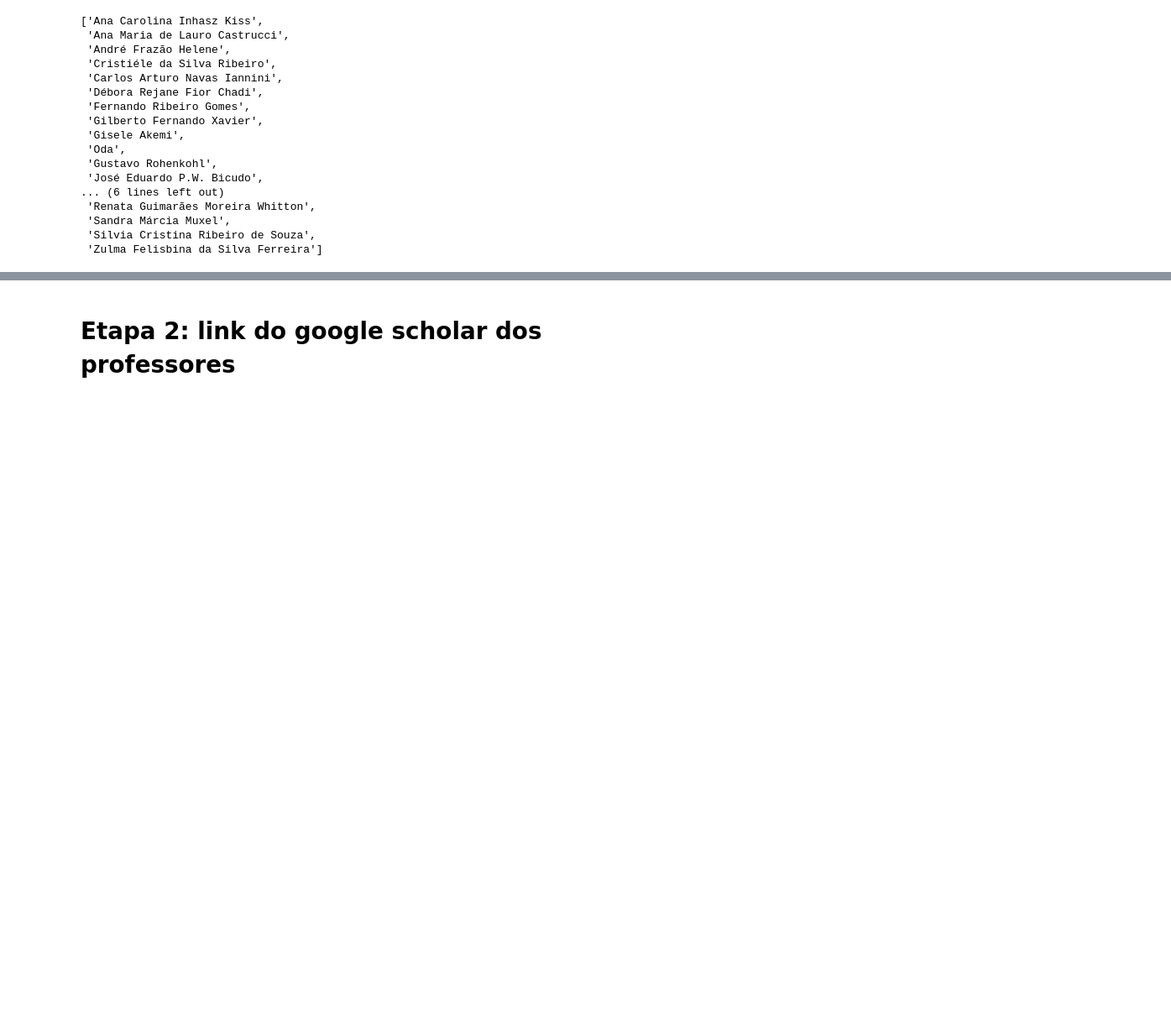
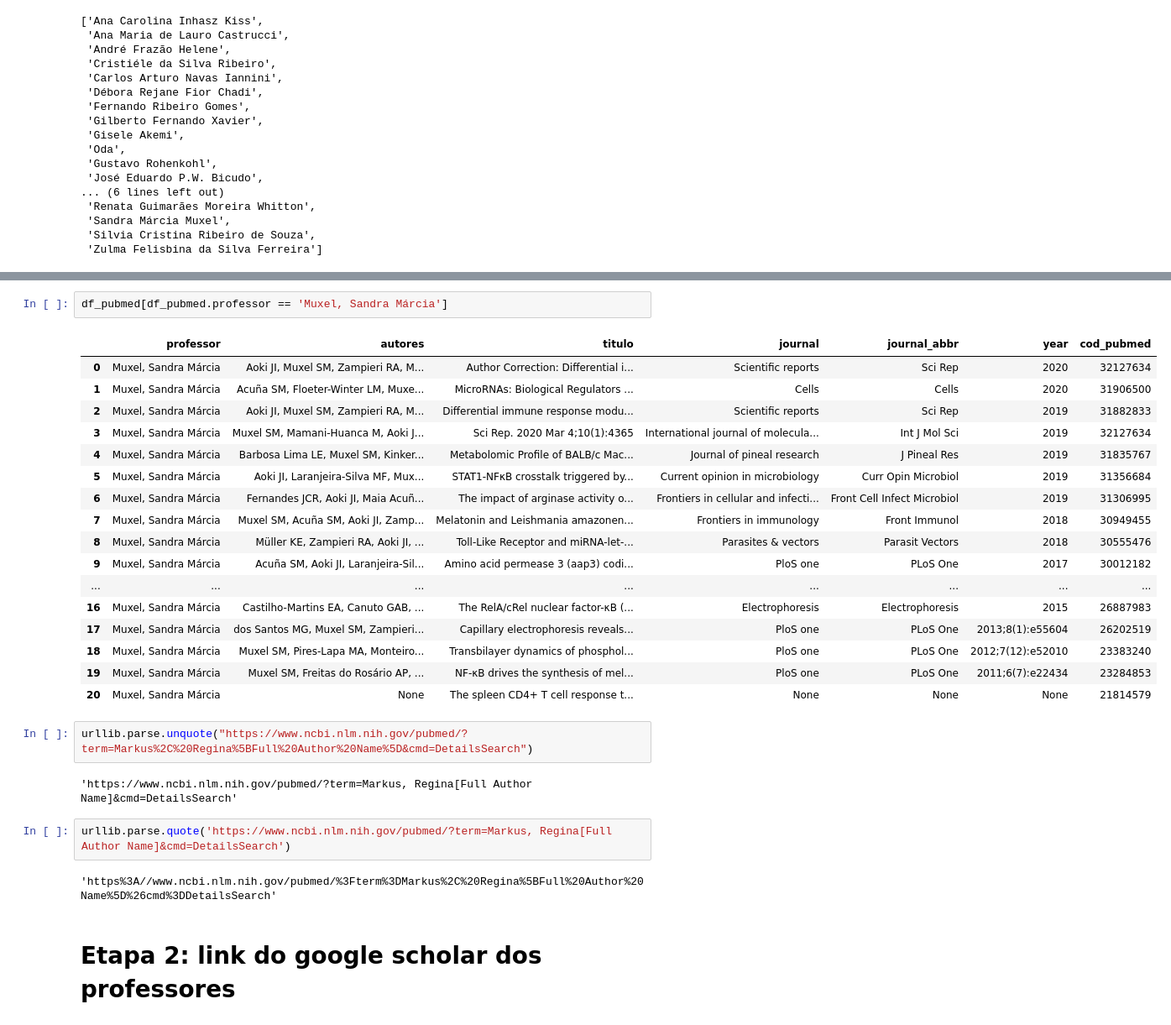
Before and after one commit to srgari/python, a Jupyter notebook: professores_usp/projeto_professores_usp.ipynb, the cells around one changed output, grey strips where cells are left out. Shown at 84% size. Drawn from its saved outputs; the diff is of its cells as text; blank space fills up the shorter version.

```diff
--- a/professores_usp/projeto_professores_usp.ipynb
+++ b/professores_usp/projeto_professores_usp.ipynb
@@ -34,3 +122,31 @@ fisio_profs
+# %%
+df_pubmed[df_pubmed.professor == 'Muxel, Sandra Márcia']
+# %% [output]
+|  | professor | autores | titulo | journal | journal_abbr | year | cod_pubmed |
+| 0 | Muxel, Sandra Márcia | Aoki JI, Muxel SM, Zampieri RA, M... | Author Correction: Differential i... | Scientific reports | Sci Rep | 2020 | 32127634 |
+| 1 | Muxel, Sandra Márcia | Acuña SM, Floeter-Winter LM, Muxe... | MicroRNAs: Biological Regulators ... | Cells | Cells | 2020 | 31906500 |
+| 2 | Muxel, Sandra Márcia | Aoki JI, Muxel SM, Zampieri RA, M... | Differential immune response modu... | Scientific reports | Sci Rep | 2019 | 31882833 |
+| 3 | Muxel, Sandra Márcia | Muxel SM, Mamani-Huanca M, Aoki J... | Sci Rep. 2020 Mar 4;10(1):4365 | International journal of molecula... | Int J Mol Sci | 2019 | 32127634 |
+| 4 | Muxel, Sandra Márcia | Barbosa Lima LE, Muxel SM, Kinker... | Metabolomic Profile of BALB/c Mac... | Journal of pineal research | J Pineal Res | 2019 | 31835767 |
+| 5 | Muxel, Sandra Márcia | Aoki JI, Laranjeira-Silva MF, Mux... | STAT1-NFκB crosstalk triggered by... | Current opinion in microbiology | Curr Opin Microbiol | 2019 | 31356684 |
+| 6 | Muxel, Sandra Márcia | Fernandes JCR, Aoki JI, Maia Acuñ... | The impact of arginase activity o... | Frontiers in cellular and infecti... | Front Cell Infect Microbiol | 2019 | 31306995 |
+| 7 | Muxel, Sandra Márcia | Muxel SM, Acuña SM, Aoki JI, Zamp... | Melatonin and Leishmania amazonen... | Frontiers in immunology | Front Immunol | 2018 | 30949455 |
+| 8 | Muxel, Sandra Márcia | Müller KE, Zampieri RA, Aoki JI, ... | Toll-Like Receptor and miRNA-let-... | Parasites & vectors | Parasit Vectors | 2018 | 30555476 |
+| 9 | Muxel, Sandra Márcia | Acuña SM, Aoki JI, Laranjeira-Sil... | Amino acid permease 3 (aap3) codi... | PloS one | PLoS One | 2017 | 30012182 |
+| ... | ... | ... | ... | ... | ... | ... | ... |
+| 16 | Muxel, Sandra Márcia | Castilho-Martins EA, Canuto GAB, ... | The RelA/cRel nuclear factor-κB (... | Electrophoresis | Electrophoresis | 2015 | 26887983 |
+| 17 | Muxel, Sandra Márcia | dos Santos MG, Muxel SM, Zampieri... | Capillary electrophoresis reveals... | PloS one | PLoS One | 2013;8(1):e55604 | 26202519 |
+| 18 | Muxel, Sandra Márcia | Muxel SM, Pires-Lapa MA, Monteiro... | Transbilayer dynamics of phosphol... | PloS one | PLoS One | 2012;7(12):e52010 | 23383240 |
+| 19 | Muxel, Sandra Márcia | Muxel SM, Freitas do Rosário AP, ... | NF-κB drives the synthesis of mel... | PloS one | PLoS One | 2011;6(7):e22434 | 23284853 |
+| 20 | Muxel, Sandra Márcia | None | The spleen CD4+ T cell response t... | None | None | None | 21814579 |
+# %%
+urllib.parse.unquote("https://www.ncbi.nlm.nih.gov/pubmed/?term=Markus%2C%20Regina%5BFull%20Author%20Name%5D&cmd=DetailsSearch")
+# %% [output]
+'https://www.ncbi.nlm.nih.gov/pubmed/?term=Markus, Regina[Full Author Name]&cmd=DetailsSearch'
+# %%
+urllib.parse.quote('https://www.ncbi.nlm.nih.gov/pubmed/?term=Markus, Regina[Full Author Name]&cmd=DetailsSearch')
+# %% [output]
+'https%3A//www.ncbi.nlm.nih.gov/pubmed/%3Fterm%3DMarkus%2C%20Regina%5BFull%20Author%20Name%5D%26cmd%3DDetailsSearch'
 # %% [markdown]
 # Etapa 2: link do google scholar dos professores
 # %%
```
Also changed, not shown: parts of 10 cells of this notebook, 37 other files.
